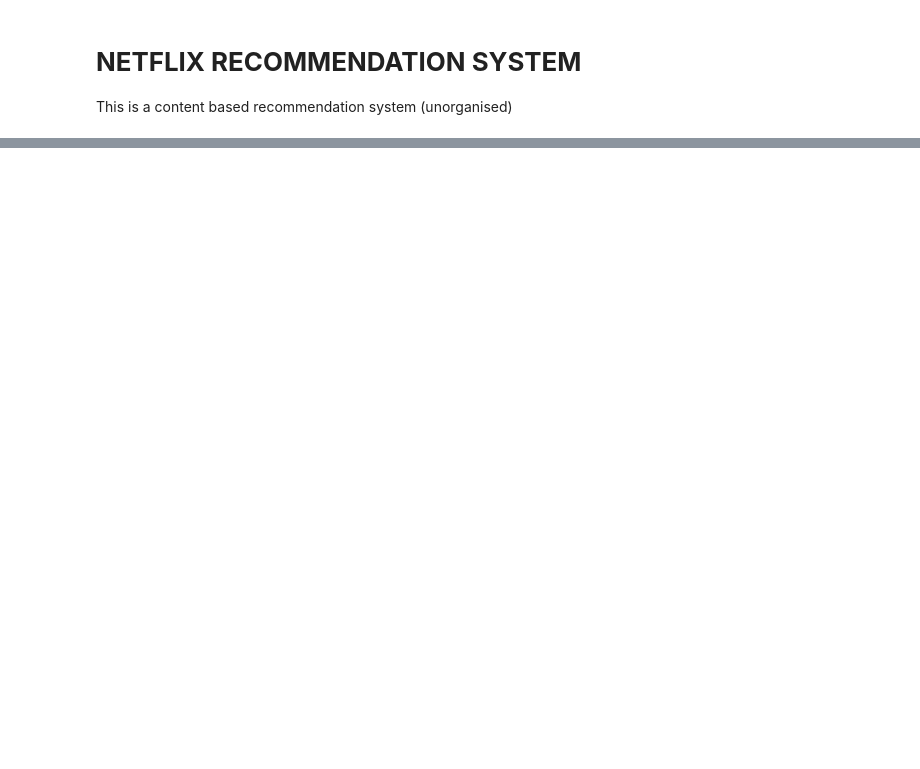
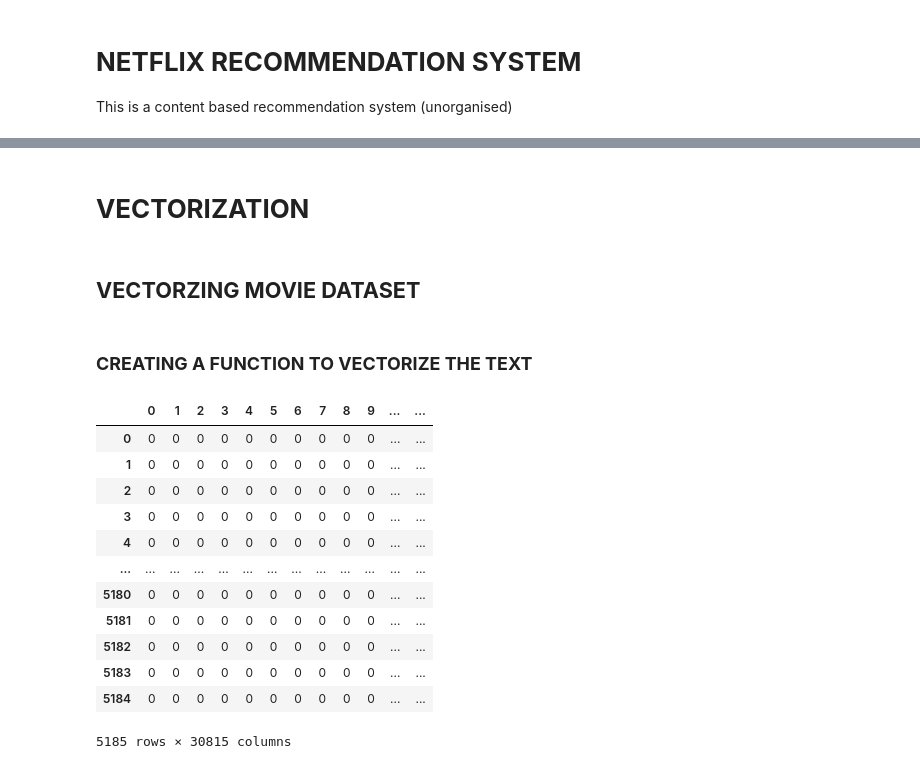
Before and after one commit to saadur1998/Recommendation-Systems, a Jupyter notebook: Content Based Recommendation System/Netflix_Recomedation_System.ipynb, the cells around one changed output, grey strips where cells are left out. Saved outputs shown, nothing was run; the diff lists cells and outputs as text; code cells hidden in the pictures; blank space fills up the shorter version.

```diff
--- a/Content Based Recommendation System/Netflix_Recomedation_System.ipynb
+++ b/Content Based Recommendation System/Netflix_Recomedation_System.ipynb
@@ -335,0 +200,6 @@ recommedation('Coffee & Kareem')
+# %% [markdown]
+# **VECTORIZATION**
+# %% [markdown]
+## **VECTORZING MOVIE DATASET**
+# %% [markdown]
+### **CREATING A FUNCTION TO VECTORIZE THE TEXT**
@@ -335,0 +224,24 @@ recommedation('Coffee & Kareem')
+# %%
+#converting vectorised arrays to dataset
+binary_director=pd.DataFrame(director)
+binary_cast=pd.DataFrame(cast)
+binary_country=pd.DataFrame(country)
+binary_genre=pd.DataFrame(genre)
+# %%
+# Concating the datasets vertically, aka horizontal join
+movie_binary = pd.concat([binary_director,binary_cast,binary_country,binary_genre],axis=1, ignore_index=True)
+movie_binary
+# %% [output]
+|  | 0 | 1 | 2 | 3 | 4 | 5 | 6 | 7 | 8 | 9 | ... | ... |
+| 0 | 0 | 0 | 0 | 0 | 0 | 0 | 0 | 0 | 0 | 0 | ... | ... |
+| 1 | 0 | 0 | 0 | 0 | 0 | 0 | 0 | 0 | 0 | 0 | ... | ... |
+| 2 | 0 | 0 | 0 | 0 | 0 | 0 | 0 | 0 | 0 | 0 | ... | ... |
+| 3 | 0 | 0 | 0 | 0 | 0 | 0 | 0 | 0 | 0 | 0 | ... | ... |
+| 4 | 0 | 0 | 0 | 0 | 0 | 0 | 0 | 0 | 0 | 0 | ... | ... |
+| ... | ... | ... | ... | ... | ... | ... | ... | ... | ... | ... | ... | ... |
+| 5180 | 0 | 0 | 0 | 0 | 0 | 0 | 0 | 0 | 0 | 0 | ... | ... |
+| 5181 | 0 | 0 | 0 | 0 | 0 | 0 | 0 | 0 | 0 | 0 | ... | ... |
+| 5182 | 0 | 0 | 0 | 0 | 0 | 0 | 0 | 0 | 0 | 0 | ... | ... |
+| 5183 | 0 | 0 | 0 | 0 | 0 | 0 | 0 | 0 | 0 | 0 | ... | ... |
+| 5184 | 0 | 0 | 0 | 0 | 0 | 0 | 0 | 0 | 0 | 0 | ... | ... |
+5185 rows × 30815 columns
```
Also changed, not shown: parts of 72 cells of this notebook.
